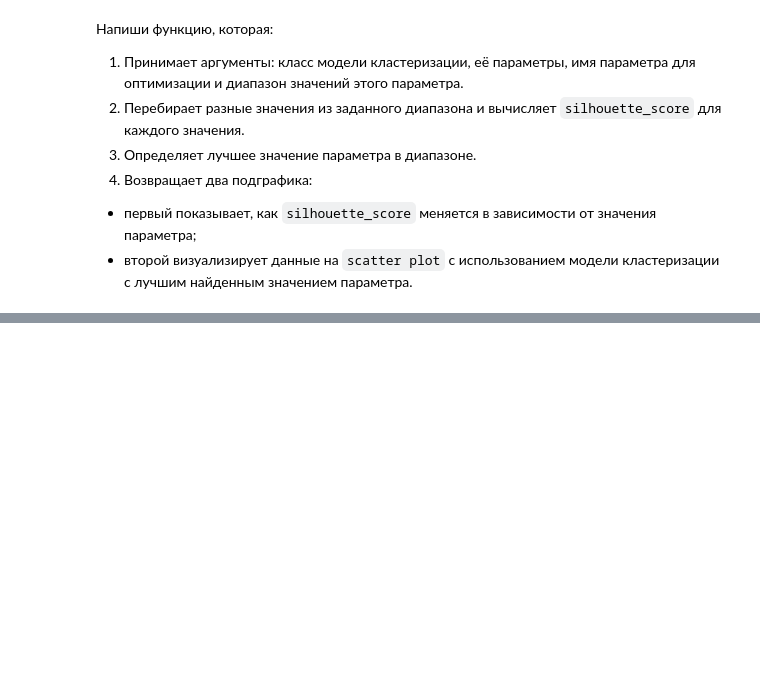
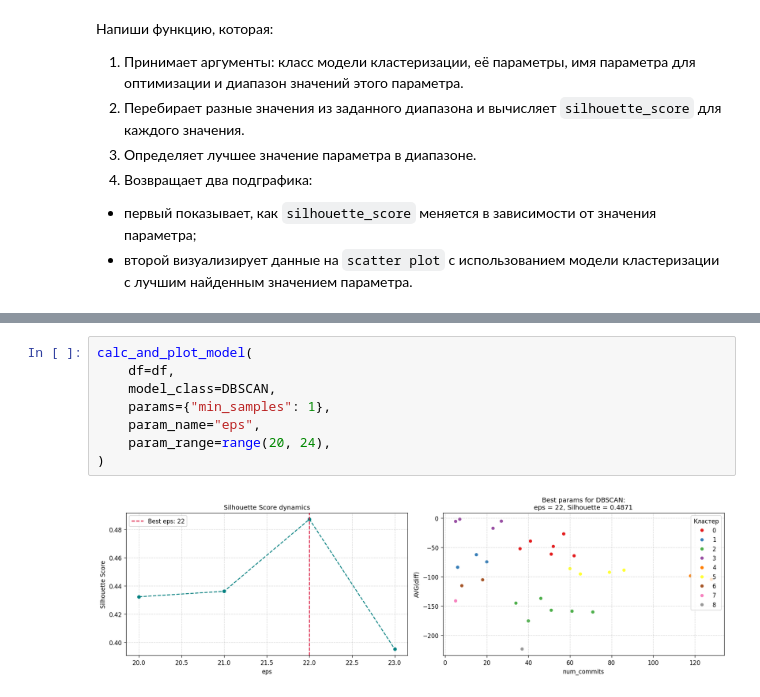
Before and after one commit to RunForJoy/ml-fundamentals-classification-regression-clustering, a Jupyter notebook: src/ex05/05_clustering_RU.ipynb, the cells around one changed output, grey strips where cells are left out. Saved outputs shown, nothing was run; the diff lists cells and outputs as text; blank space fills up the shorter version.

```diff
--- a/src/ex05/05_clustering_RU.ipynb
+++ b/src/ex05/05_clustering_RU.ipynb
@@ -231,0 +307,10 @@ def calc_parameters():
+# %%
+calc_and_plot_model(
+    df=df,
+    model_class=DBSCAN,
+    params={"min_samples": 1},
+    param_name="eps",
+    param_range=range(20, 24),
+)
+# %% [output]
+[figure, added]
```
Also changed, not shown: parts of 10 cells of this notebook, 1 other file.
